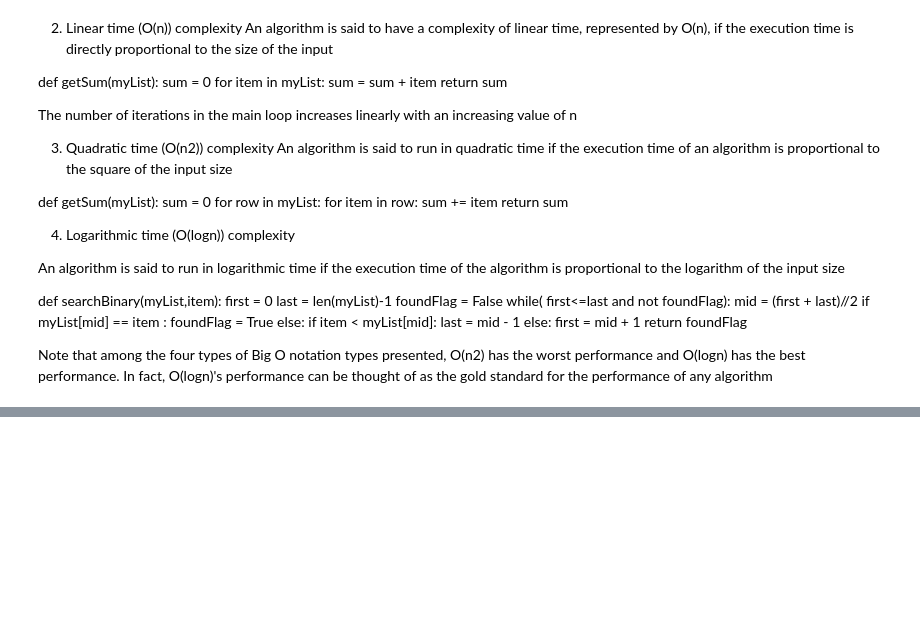
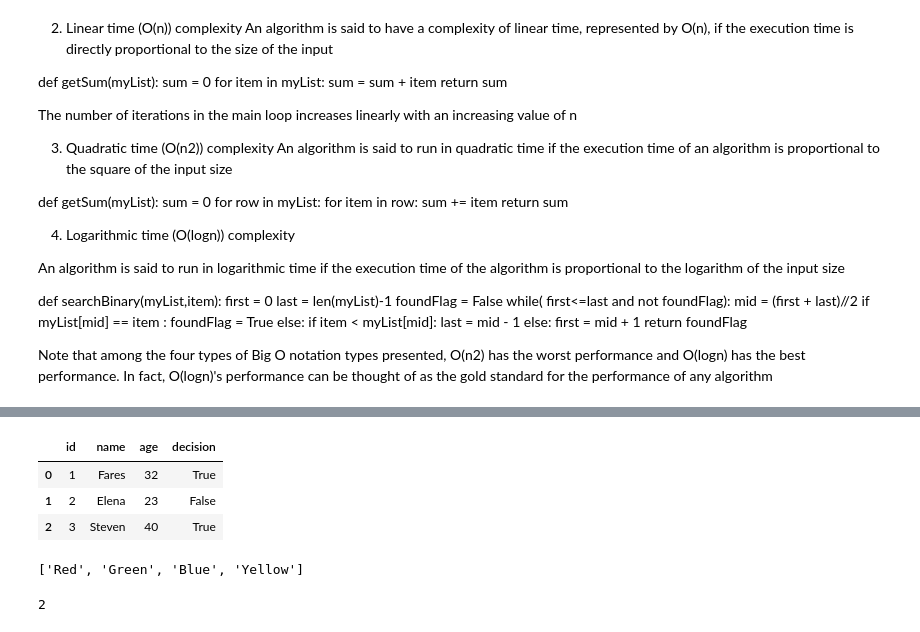
Before and after one commit to MHoseinAdibeig/AlgorithmDataStructure, a Jupyter notebook: First.ipynb, the cells around one changed output, grey strips where cells are left out. Saved outputs shown, nothing was run; the diff lists cells and outputs as text; code cells hidden in the pictures; blank space fills up the shorter version.

```diff
--- a/First.ipynb
+++ b/First.ipynb
@@ -112,0 +155,64 @@ A set is defined as a collection of elements that can be of different types
+# %%
+import pandas as pd
+
+df = pd.DataFrame([
+    ["1", "Fares", 32, True],
+    ["2", "Elena", 23, False],
+    ["3", "Steven", 40, True]]
+)
+
+
+df.columns = [["id", "name", "age", "decision"]]
+
+df
+# %% [output]
+|  | id | name | age | decision |
+| 0 | 1 | Fares | 32 | True |
+| 1 | 2 | Elena | 23 | False |
+| 2 | 3 | Steven | 40 | True |
+# %%
+class Stack:
+    def __init__(self):
+        self.items = []
+    def isEmpty(self):
+        return self.items == []
+    def push(self, item):
+        self.items.append(item)
+
+    def pop(self):
+        return self.items.pop()
+    def peek(self):
+        return self.items[len(self.items)-1]
+    def size(self):
+        return len(self.items)
+
+stack = Stack()
+stack.push("Red")
+stack.push("Green")
+stack.push("Blue")
+stack.push("Yellow")
+stack.items
+# %% [output]
+['Red', 'Green', 'Blue', 'Yellow']
+# %%
+class Queue(object):
+ def __init__(self):
+    self.items = []
+ def isEmpty(self):
+    return self.items == []
+ def enqueue(self, item):
+    self.items.insert(0,item)
+ def dequeue(self):
+    return self.items.pop()
+ def size(self):
+    return len(self.items)
+
+
+queue = Queue()
+
+queue.enqueue("Red")
+queue.enqueue("Green")
+
+print(queue.size())
+# %% [output]
+2
```
Also changed, not shown: parts of 9 cells of this notebook, 2 other files.
